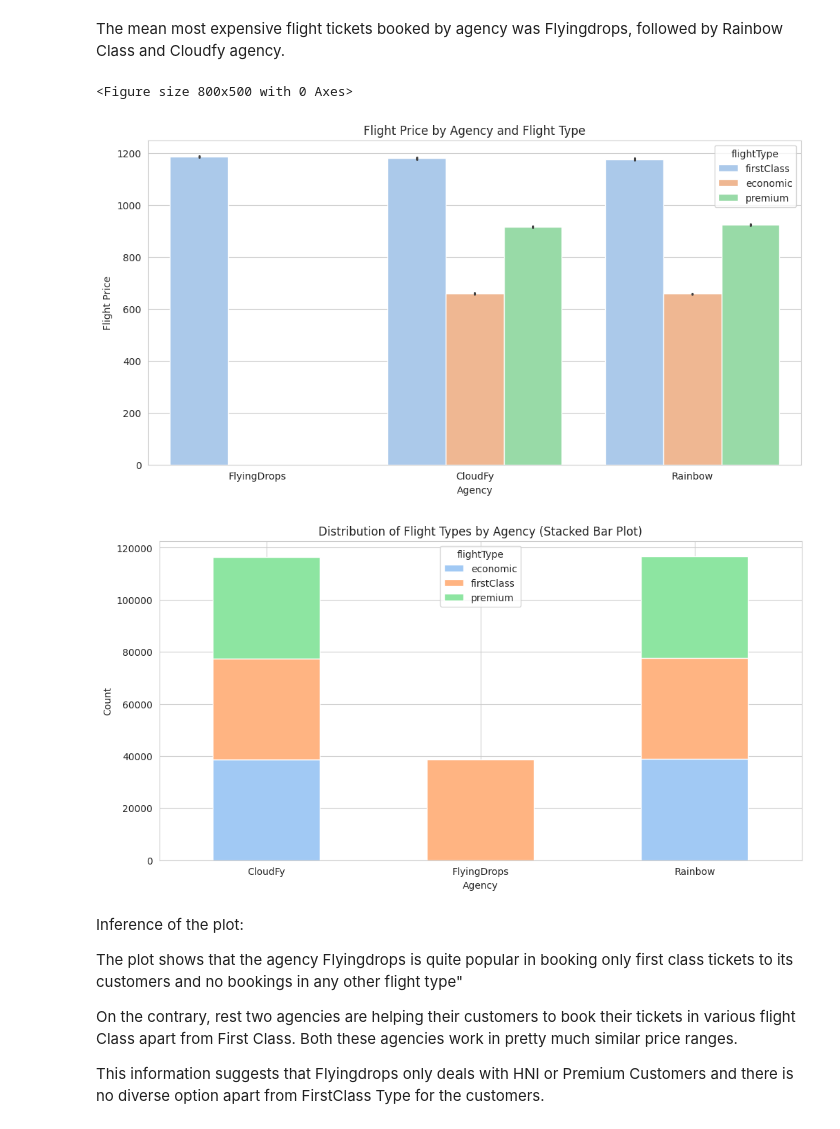
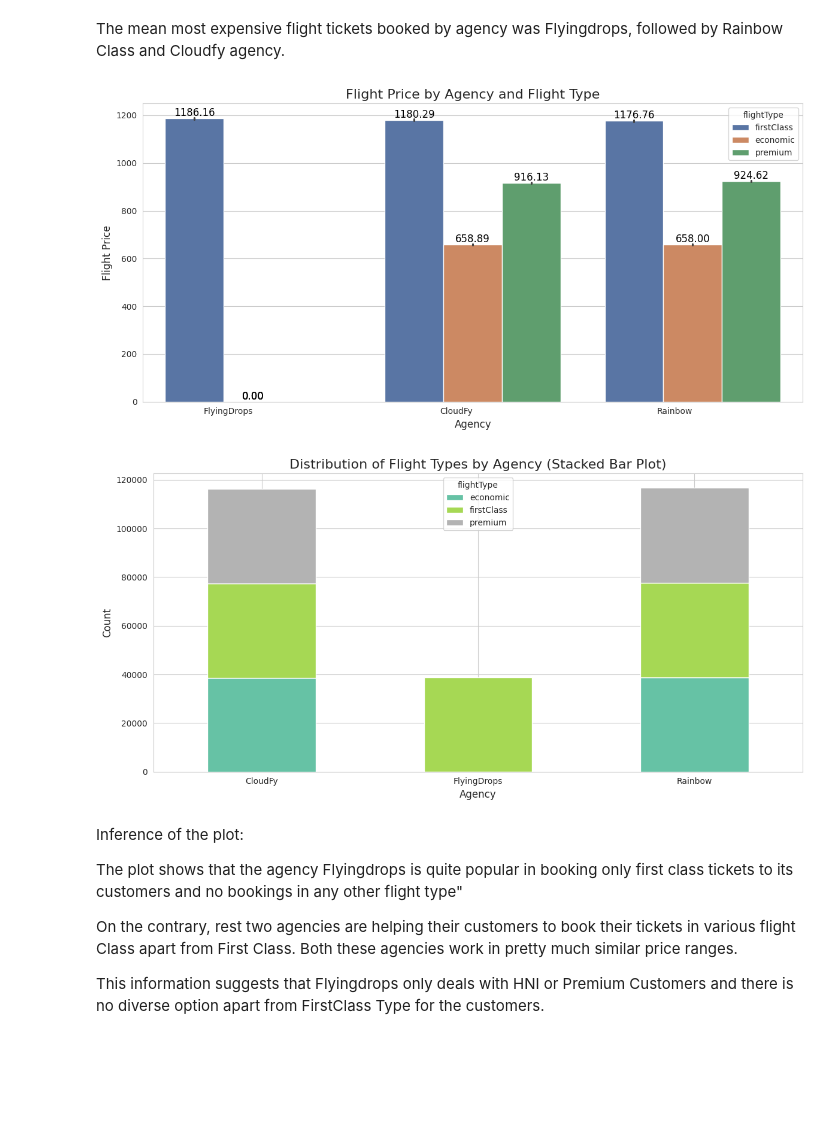
Before and after one commit to Deeppatel0510/Voyage-Analytics-Integrating-MLOps-in-Travel, a Jupyter notebook: Flight Prediction/Flight_Price_Prediction.ipynb, the cells around one changed output. Saved outputs shown, nothing was run; the diff lists cells and outputs as text; code cells hidden in the pictures; blank space fills up the shorter version.

```diff
--- a/Flight Prediction/Flight_Price_Prediction.ipynb
+++ b/Flight Prediction/Flight_Price_Prediction.ipynb
@@ -36,9 +40,9 @@ Drive already mounted at /content/drive; to attempt to forcibly remount, call dr
 
 #**Data Ingestion**
 # %%
-flight_df=pd.read_csv("/content/drive/MyDrive/Master Degree Capstone/Travel Prediction/flights.csv",on_bad_lines='skip')
-hotel_df=pd.read_csv("/content/drive/MyDrive/Master Degree Capstone/Travel Prediction/hotels.csv",on_bad_lines='skip')
-user_df=pd.read_csv("/content/drive/MyDrive/Master Degree Capstone/Travel Prediction/users.csv",on_bad_lines='skip')
+flight_df=pd.read_csv("/content/drive/MyDrive/Master Degree Capstone/flights.csv",on_bad_lines='skip')
+hotel_df=pd.read_csv("/content/drive/MyDrive/Master Degree Capstone/hotels.csv",on_bad_lines='skip')
+user_df=pd.read_csv("/content/drive/MyDrive/Master Degree Capstone/users.csv",on_bad_lines='skip')
 # %%
 # Display the first few rows of the flight dataset
 flight_df.head()
@@ -767,38 +978,51 @@ sns.barplot(x='agency',y='price', data=flight_filtered_df)
 # %% [markdown]
 The mean most expensive flight tickets booked by agency was Flyingdrops, followed by Rainbow Class and Cloudfy agency.
 # %%
-# Data visualization with improved aesthetics
+# Set style and a new color palette
 sns.set_style('whitegrid')
-sns.set_palette('pastel')
-plt.figure(figsize=(8,5))  # Reduced figure size
-# Data visualization
-# Bar Plots:
-# Explore the relationship between the agency and flight types:
+sns.set_palette('deep')
 
+# Create the bar plot
 plt.figure(figsize=(12, 6))
-sns.barplot(data=flight_filtered_df, x='agency', y='price', hue='flightType')
-plt.xticks(rotation=0)
-plt.xlabel('Agency')
-plt.ylabel('Flight Price')
-plt.title('Flight Price by Agency and Flight Type')
+bar_plot = sns.barplot(data=flight_filtered_df, x='agency', y='price', hue='flightType')
+
+# Adjust plot appearance
+plt.xticks(rotation=0, ha='right')  # Rotate x-axis labels for better readability
+plt.xlabel('Agency', fontsize=12)
+plt.ylabel('Flight Price', fontsize=12)
+plt.title('Flight Price by Agency and Flight Type', fontsize=16)
+
+# Annotate values on top of bars
+for p in bar_plot.patches:
+    bar_plot.annotate(f'{p.get_height():.2f}',
+                      (p.get_x() + p.get_width() / 2, p.get_height()),
+                      ha='center', va='bottom', fontsize=12, color='black')
+
+# Show the plot
+plt.tight_layout()
 plt.show()
 # %% [output]
-<Figure size 800x500 with 0 Axes>
-[figure, old version]
+[figure, new version]
 # %%
-# Data visualization
-# Stacked Bar Plot:
-# Show the distribution of flight types by agency using a stacked bar plot:
+# Create the stacked bar plot
+flight_package_counts = flight_filtered_df.groupby(['agency', 'flightType']).size().unstack(fill_value=0)
 
-flight_package_counts = flight_filtered_df.groupby(['agency', 'flightType']).size().unstack(fill_value=0)
-flight_package_counts.plot(kind='bar', stacked=True, figsize=(12, 6))
-plt.xlabel('Agency')
-plt.ylabel('Count')
-plt.title('Distribution of Flight Types by Agency (Stacked Bar Plot)')
-plt.xticks(rotation = 0)
+# Plot with better styling
+ax = flight_package_counts.plot(kind='bar', stacked=True, figsize=(12, 6), cmap='Set2')
+
+# Add labels and title
+plt.xlabel('Agency', fontsize=12)
+plt.ylabel('Count', fontsize=12)
+plt.title('Distribution of Flight Types by Agency (Stacked Bar Plot)', fontsize=16)
+
+# Rotate x-axis labels for better readability
+plt.xticks(rotation=0)
+
+# Show the plot
+plt.tight_layout()
 plt.show()
 # %% [output]
-[figure, old version]
+[figure, new version]
 # %% [markdown]
 Inference of the plot:
 
```
Also changed, not shown: parts of 41 cells of this notebook, 1 other file.
